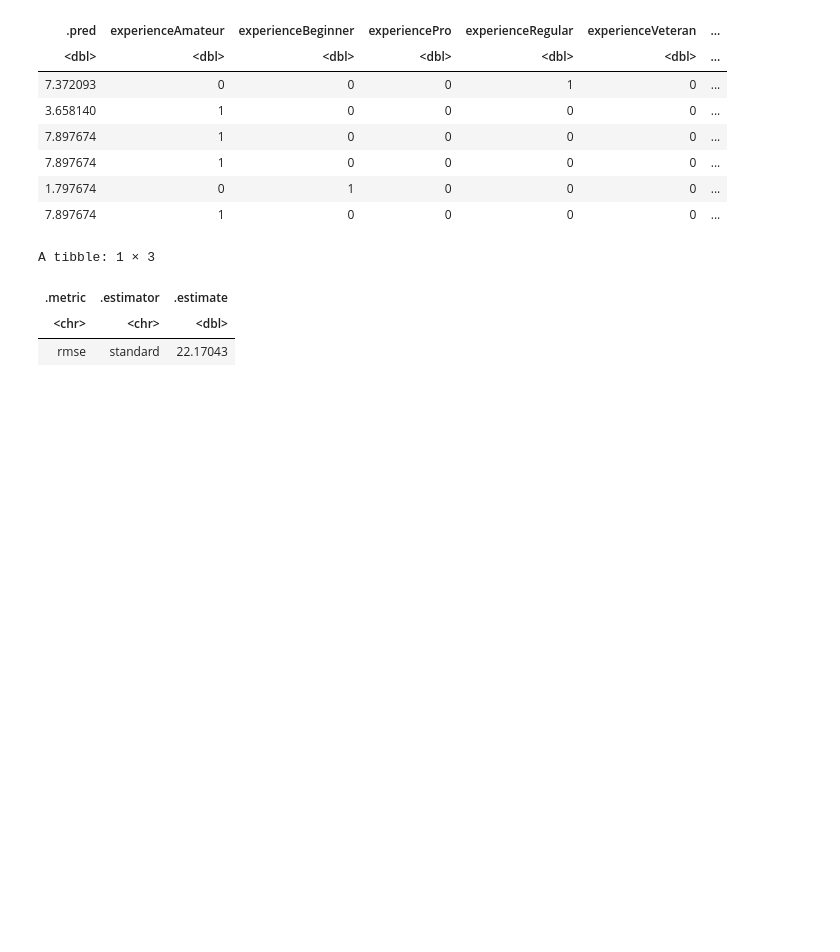
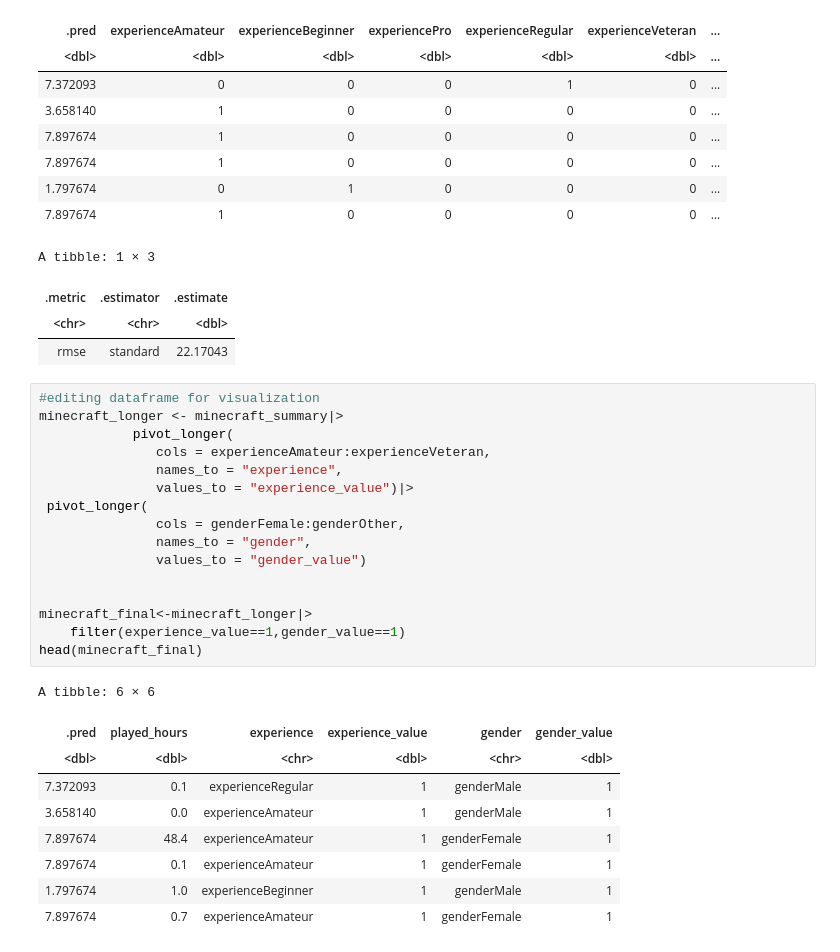
Before and after one commit to yuunvis/Group-Project, a Jupyter notebook: group_project-NEW.ipynb, the cells around one changed output. Cells and saved outputs as stored; diff of their text form; blank space fills up the shorter version.

```diff
--- a/group_project-NEW.ipynb
+++ b/group_project-NEW.ipynb
@@ -351,3 +337,29 @@ A tibble: 1 × 3
 | .metric | .estimator | .estimate |
 | <chr> | <chr> | <dbl> |
 | rmse | standard | 22.17043 |
+# %%
+#editing dataframe for visualization
+minecraft_longer <- minecraft_summary|>
+            pivot_longer(
+               cols = experienceAmateur:experienceVeteran,
+               names_to = "experience",
+               values_to = "experience_value")|>
+ pivot_longer(
+               cols = genderFemale:genderOther,
+               names_to = "gender",
+               values_to = "gender_value")
+
+
+minecraft_final<-minecraft_longer|>
+    filter(experience_value==1,gender_value==1)
+head(minecraft_final)
+# %% [output]
+A tibble: 6 × 6
+| .pred | played_hours | experience | experience_value | gender | gender_value |
+| <dbl> | <dbl> | <chr> | <dbl> | <chr> | <dbl> |
+| 7.372093 | 0.1 | experienceRegular | 1 | genderMale | 1 |
+| 3.658140 | 0.0 | experienceAmateur | 1 | genderMale | 1 |
+| 7.897674 | 48.4 | experienceAmateur | 1 | genderFemale | 1 |
+| 7.897674 | 0.1 | experienceAmateur | 1 | genderFemale | 1 |
+| 1.797674 | 1.0 | experienceBeginner | 1 | genderMale | 1 |
+| 7.897674 | 0.7 | experienceAmateur | 1 | genderFemale | 1 |
```
Also changed, not shown: parts of 20 cells of this notebook.
